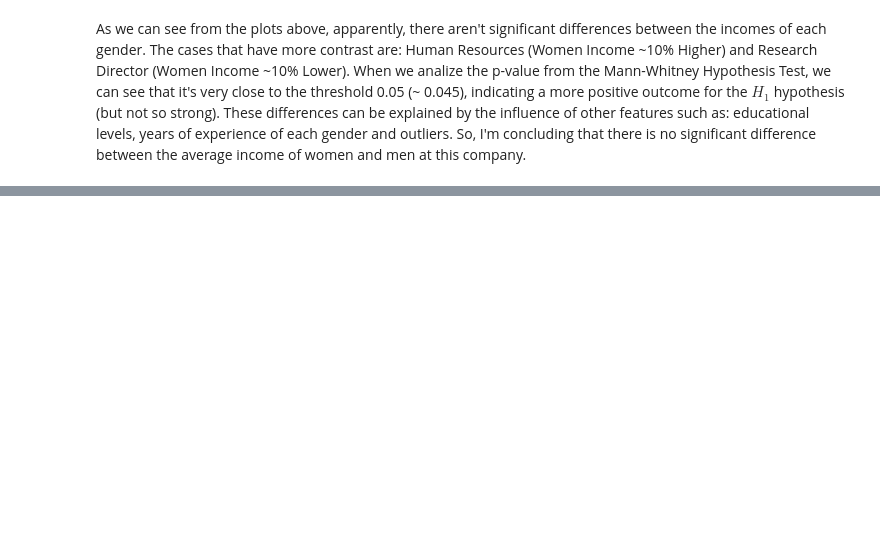
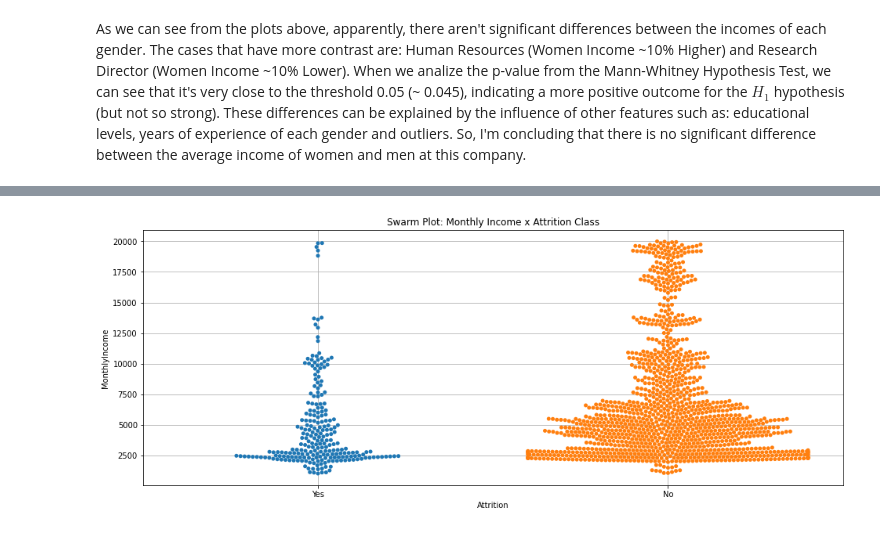
Before and after one commit to rafaelpavan95/HR_Analytics, a Jupyter notebook: notebook.ipynb, the cells around one changed output, grey strips where cells are left out. Saved outputs shown, nothing was run; the diff lists cells and outputs as text; code cells hidden in the pictures; blank space fills up the shorter version.

```diff
--- a/notebook.ipynb
+++ b/notebook.ipynb
@@ -267,0 +312,8 @@ As we can see from the plots above, apparently, there aren't significant differe
+# %%
+plt.figure(figsize=(16,6))
+sns.swarmplot(data['Attrition'], data['MonthlyIncome'])
+plt.grid()
+plt.title('Swarm Plot: Monthly Income x Attrition Class')
+plt.show()
+# %% [output]
+[figure, added]
```
Also changed, not shown: parts of 27 cells of this notebook.
